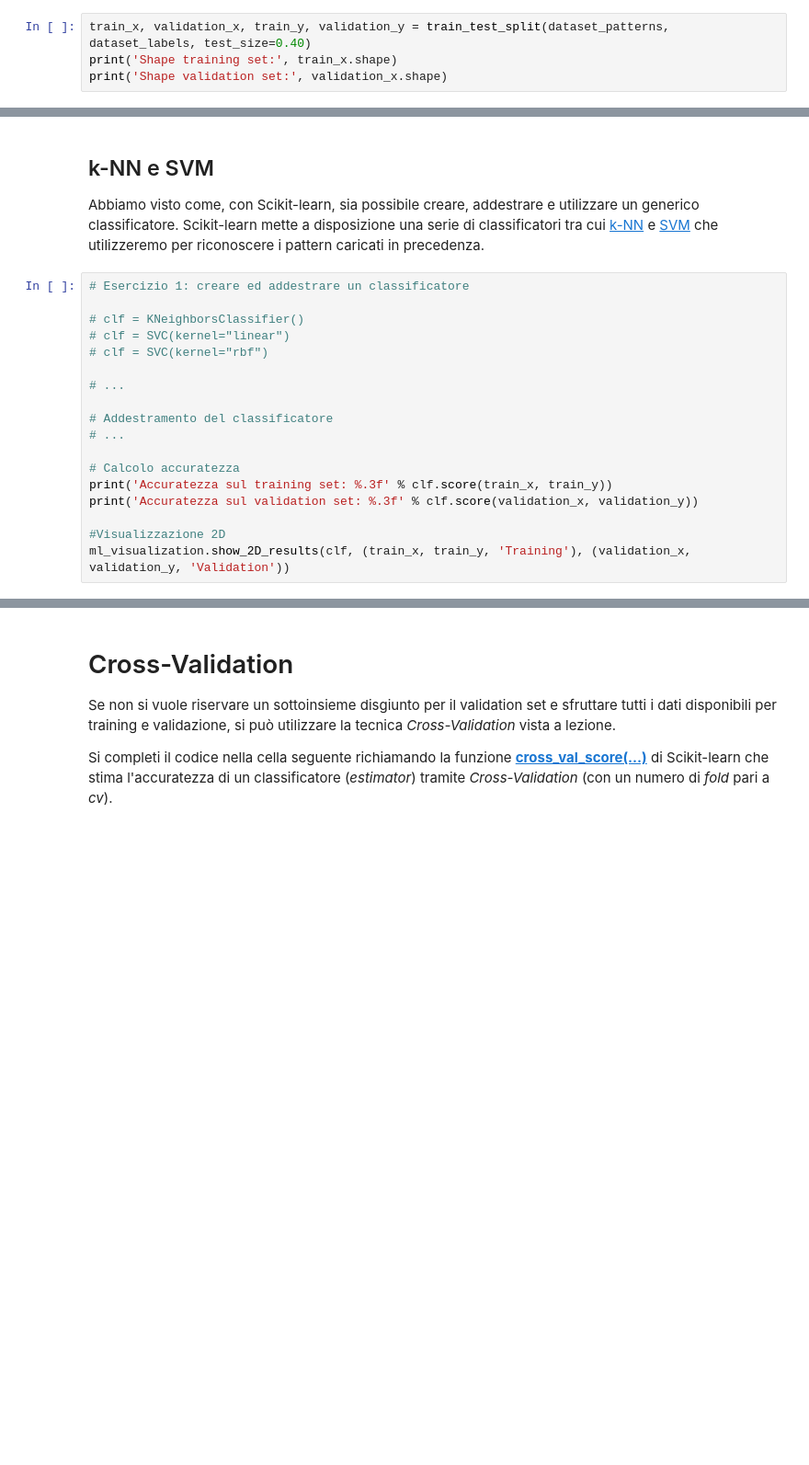
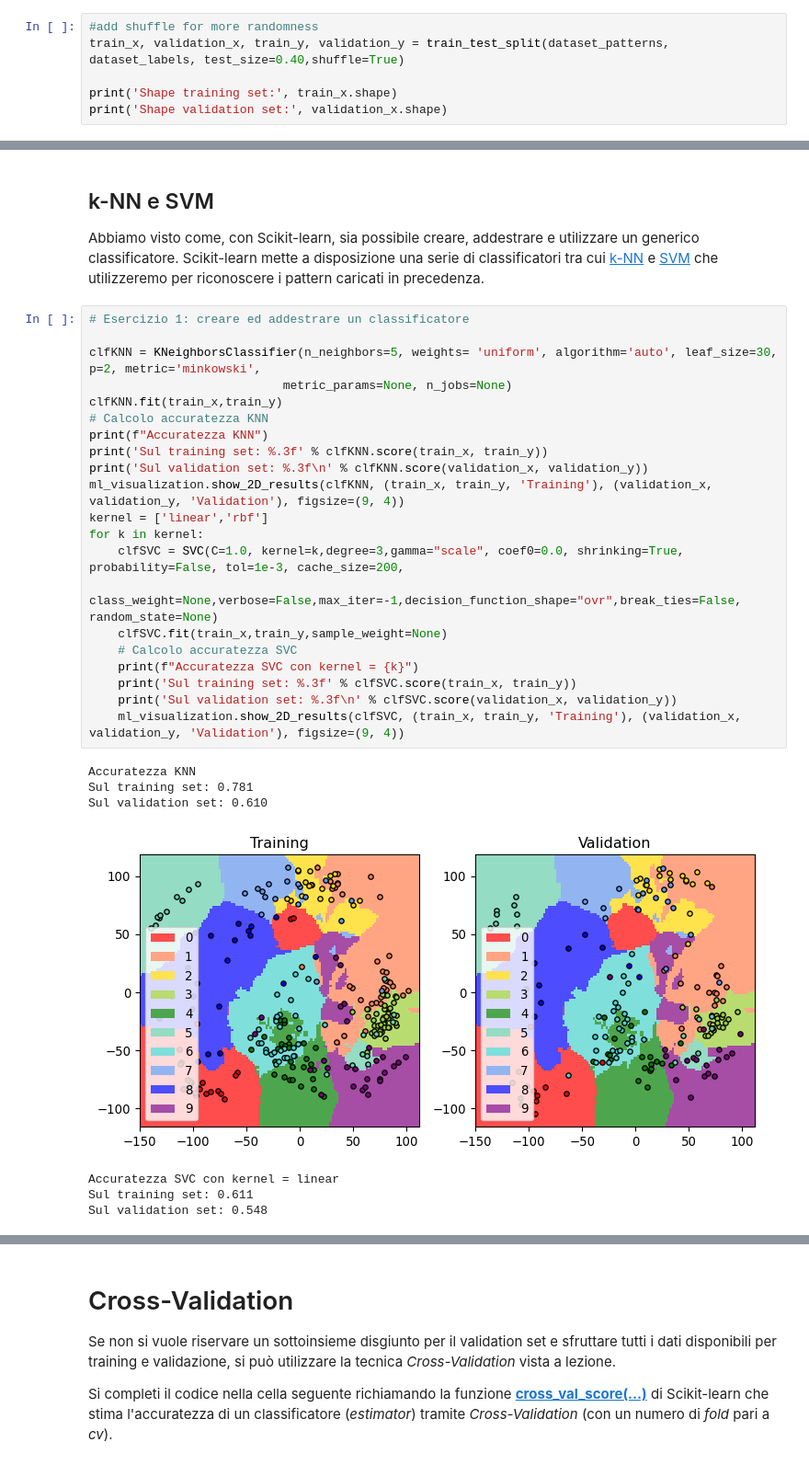
Before and after one commit to davidcohenunibo/machine_learning_1, a Jupyter notebook: 3 - SVM e KNN.ipynb, the cells around one changed output, grey strips where cells are left out. Shown: that part at 92% size. Drawn from its saved outputs; the diff is of its cells as text; blank space fills up the shorter version.

Commit message:
define the work for the SVM and KNN validation and test

```diff
--- a/3 - SVM e KNN.ipynb
+++ b/3 - SVM e KNN.ipynb
@@ -57,6 +61,8 @@ Visto che in Machine Learning è comune eseguire tale operazione, la libreria Sc
 
 Il parametro *test_size* descrive la percentuale di pattern che dovrà essere contenuta nella seconda parte. Come configurazione predefinita **train_test_split(...)** mescola i pattern al fine di evitare che i dataset restituiti contengano pattern appartenenti solamente a un sottoinsieme delle classi.
 # %%
-train_x, validation_x, train_y, validation_y = train_test_split(dataset_patterns, dataset_labels, test_size=0.40)
+#add shuffle for more randomness
+train_x, validation_x, train_y, validation_y = train_test_split(dataset_patterns, dataset_labels, test_size=0.40,shuffle=True)
+
 print('Shape training set:', train_x.shape)
 print('Shape validation set:', validation_x.shape)
@@ -104,21 +126,32 @@ ml_visualization.show_2D_results(dummy_clf, (train_x, train_y, 'Training'), (val
 # %% [markdown]
 ## k-NN e SVM
 Abbiamo visto come, con Scikit-learn, sia possibile creare, addestrare e utilizzare un generico classificatore. Scikit-learn mette a disposizione una serie di classificatori tra cui [k-NN](http://scikit-learn.org/stable/modules/generated/sklearn.neighbors.KNeighborsClassifier.html) e [SVM](http://scikit-learn.org/stable/modules/generated/sklearn.svm.SVC.html) che utilizzeremo per riconoscere i pattern caricati in precedenza.
-# %%
-# Esercizio 1: creare ed addestrare un classificatore
-
-# clf = KNeighborsClassifier()
-# clf = SVC(kernel="linear")
-# clf = SVC(kernel="rbf")
-
-# ...
-
-# Addestramento del classificatore
-# ...
-
-# Calcolo accuratezza
-print('Accuratezza sul training set: %.3f' % clf.score(train_x, train_y))
-print('Accuratezza sul validation set: %.3f' % clf.score(validation_x, validation_y))
-
-#Visualizzazione 2D
-ml_visualization.show_2D_results(clf, (train_x, train_y, 'Training'), (validation_x, validation_y, 'Validation'))
+# %%
+# Esercizio 1: creare ed addestrare un classificatore
+
+clfKNN = KNeighborsClassifier(n_neighbors=5, weights= 'uniform', algorithm='auto', leaf_size=30, p=2, metric='minkowski',
+                           metric_params=None, n_jobs=None)
+clfKNN.fit(train_x,train_y)
+# Calcolo accuratezza KNN
+print(f"Accuratezza KNN")
+print('Sul training set: %.3f' % clfKNN.score(train_x, train_y))
+print('Sul validation set: %.3f\n' % clfKNN.score(validation_x, validation_y))
+ml_visualization.show_2D_results(clfKNN, (train_x, train_y, 'Training'), (validation_x, validation_y, 'Validation'), figsize=(9, 4))
+kernel = ['linear','rbf']
+for k in kernel:
+    clfSVC = SVC(C=1.0, kernel=k,degree=3,gamma="scale", coef0=0.0, shrinking=True, probability=False, tol=1e-3, cache_size=200,
+             class_weight=None,verbose=False,max_iter=-1,decision_function_shape="ovr",break_ties=False, random_state=None)
+    clfSVC.fit(train_x,train_y,sample_weight=None)
+    # Calcolo accuratezza SVC
+    print(f"Accuratezza SVC con kernel = {k}")
+    print('Sul training set: %.3f' % clfSVC.score(train_x, train_y))
+    print('Sul validation set: %.3f\n' % clfSVC.score(validation_x, validation_y))
+    ml_visualization.show_2D_results(clfSVC, (train_x, train_y, 'Training'), (validation_x, validation_y, 'Validation'), figsize=(9, 4))
+# %% [output]
+Accuratezza KNN
+Sul training set: 0.781
+Sul validation set: 0.610
+[figure, added]
+Accuratezza SVC con kernel = linear
+Sul training set: 0.611
+Sul validation set: 0.548
```
Also changed, not shown: parts of 15 cells of this notebook.
